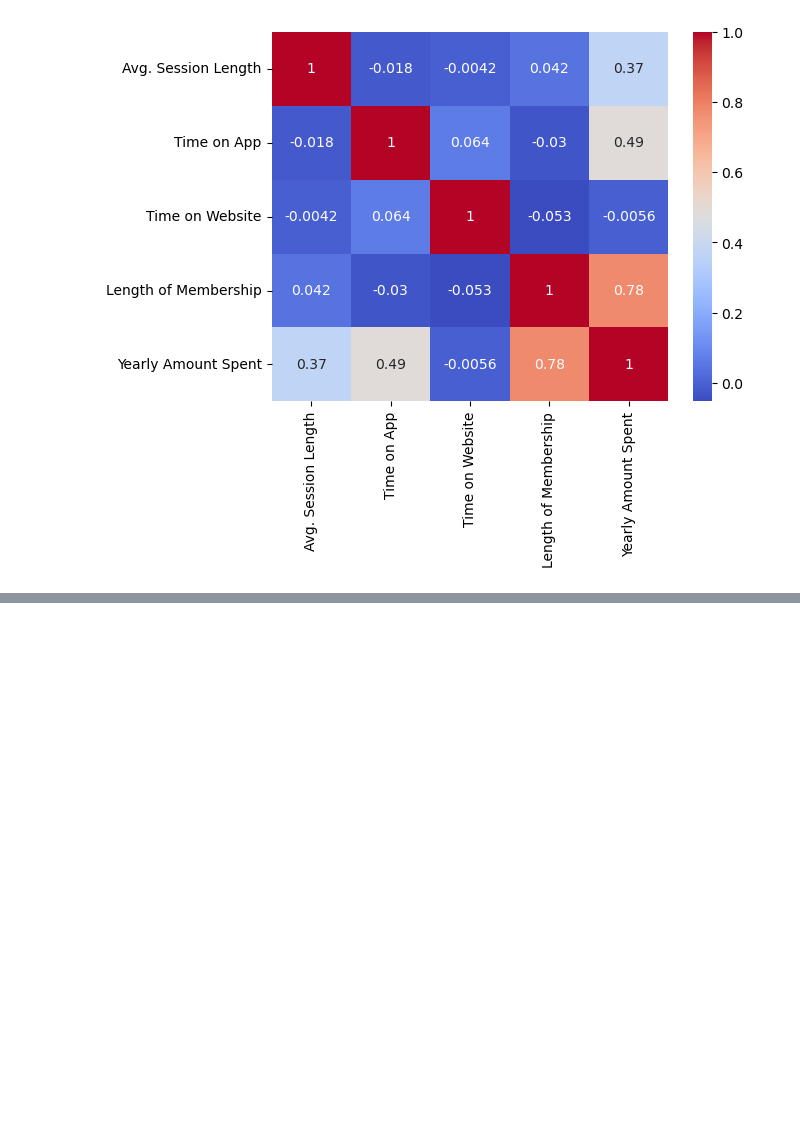
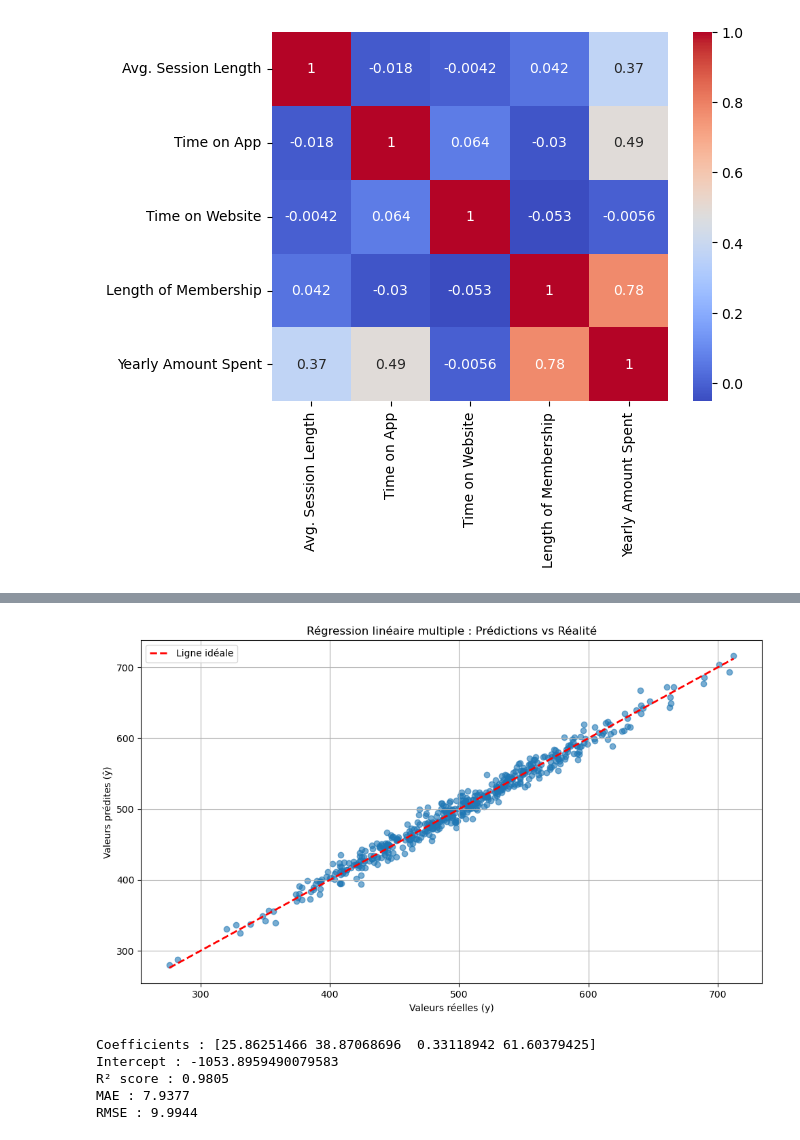
Before and after one commit to julientremont/MachineLearning-X-MAS-DE-5-, a Jupyter notebook: Ecommerce_Customers/TP3.ipynb, the cells around one changed output, grey strips where cells are left out. Saved outputs shown, nothing was run; the diff lists cells and outputs as text; code cells hidden in the pictures; blank space fills up the shorter version.

```diff
--- a/Ecommerce_Customers/TP3.ipynb
+++ b/Ecommerce_Customers/TP3.ipynb
@@ -90,0 +108,38 @@ X_train, X_test, y_train, y_test = train_test_split(X,y, test_size=0.2,random_st
+# %%
+from sklearn.linear_model import LinearRegression
+from sklearn.metrics import mean_absolute_error, mean_squared_error, r2_score
+import numpy as np
+import matplotlib.pyplot as plt
+
+reg = LinearRegression()
+reg.fit(x, y)
+
+y_pred = reg.predict(x)
+
+a = reg.coef_
+b = reg.intercept_
+
+
+plt.figure(figsize=(10, 6))
+plt.scatter(y, y_pred, alpha=0.6)
+plt.plot([y.min(), y.max()], [y.min(), y.max()], 'r--', lw=2, label='Ligne idéale')
+plt.xlabel('Valeurs réelles (y)')
+plt.ylabel('Valeurs prédites (ŷ)')
+plt.title('Régression linéaire multiple : Prédictions vs Réalité')
+plt.legend()
+plt.grid()
+plt.tight_layout()
+plt.show()
+
+print(f"Coefficients : {a}")
+print(f"Intercept : {b}")
+print(f"R² score : {r2_score(y, y_pred):.4f}")
+print(f"MAE : {mean_absolute_error(y, y_pred):.4f}")
+print(f"RMSE : {np.sqrt(mean_squared_error(y, y_pred)):.4f}")
+# %% [output]
+[figure, added]
+Coefficients : [25.86251466 38.87068696  0.33118942 61.60379425]
+Intercept : -1053.8959490079583
+R² score : 0.9805
+MAE : 7.9377
+RMSE : 9.9944
```
Also changed, not shown: parts of 2 cells of this notebook, 1 other file.
